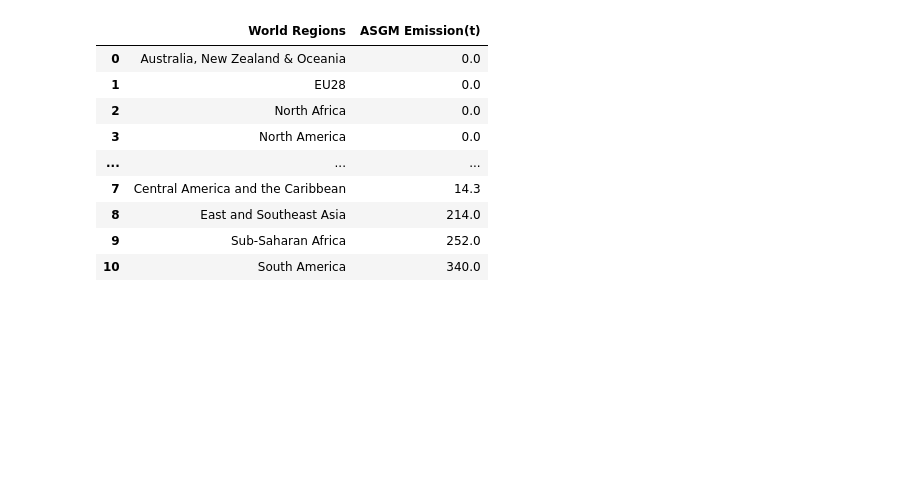
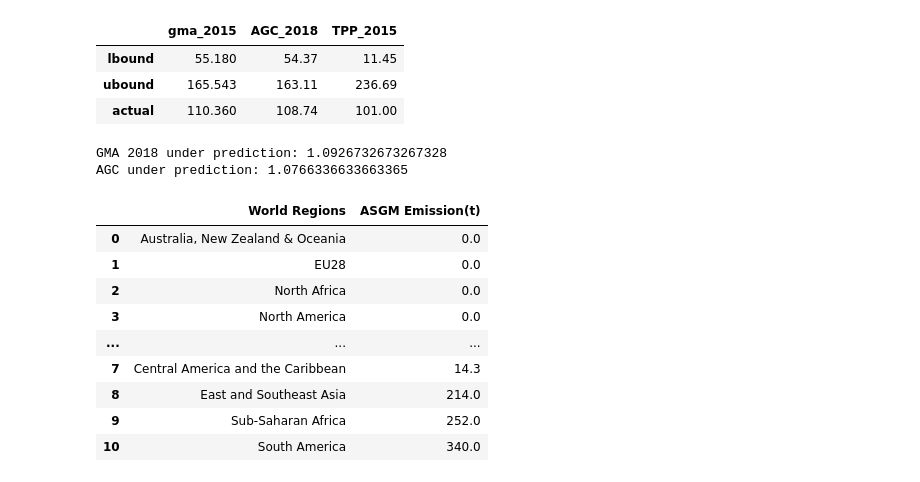
Before and after one commit to Shakes-tzd/MIT_TPP_thesis, a Jupyter notebook: JPnotebooks/GMA2018/gma2018.ipynb, the cells around one changed output. Saved outputs shown, nothing was run; the diff lists cells and outputs as text; code cells hidden in the pictures; blank space fills up the shorter version.

```diff
--- a/JPnotebooks/GMA2018/gma2018.ipynb
+++ b/JPnotebooks/GMA2018/gma2018.ipynb
@@ -22,3 +22,34 @@ warnings.filterwarnings("ignore")
 workstation = "laptop"
 # %%
 # os.chdir('/home/tzd/fs03/d1/tzd/Data_analysis/MIT_TPP_thesis/JPnotebooks/GMA2018')
+# %%
+total_estimates={
+    "gma_2015":{'lbound':55.18,
+                'ubound':165.543,
+                'actual':110.36},
+    "AGC_2018":{'lbound':54.37,
+                'ubound':163.11,
+                'actual':108.74},
+    "TPP_2015":{'lbound':11.45,
+                'ubound':236.69,
+                'actual':101},
+
+    }
+# %%
+df_est=pd.DataFrame(total_estimates)
+df_est
+# %% [output]
+|  | gma_2015 | AGC_2018 | TPP_2015 |
+| lbound | 55.180 | 54.37 | 11.45 |
+| ubound | 165.543 | 163.11 | 236.69 |
+| actual | 110.360 | 108.74 | 101.00 |
+# %%
+gma=df_est['gma_2015'].loc['actual']
+tpp=df_est['TPP_2015'].loc['actual']
+agc=df_est['AGC_2018'].loc['actual']
+
+print(f"GMA 2018 under prediction: {gma/tpp}")
+print(f"AGC under prediction: {agc/tpp}")
+# %% [output]
+GMA 2018 under prediction: 1.0926732673267328
+AGC under prediction: 1.0766336633663365
```
Also changed, not shown: parts of 8 cells of this notebook, 53 other files.
